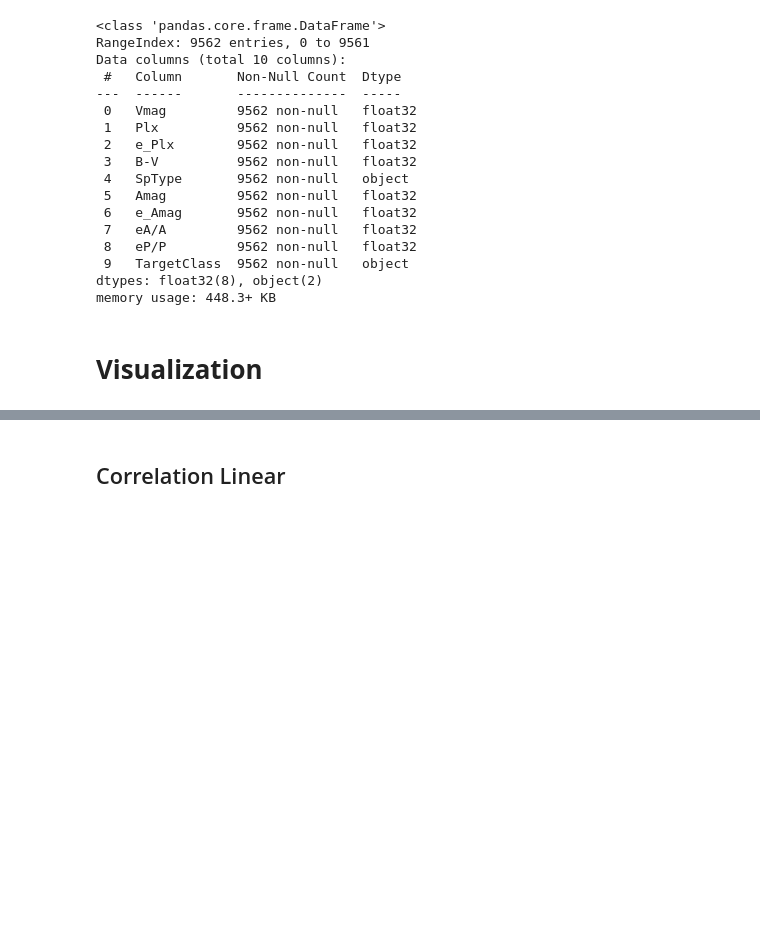
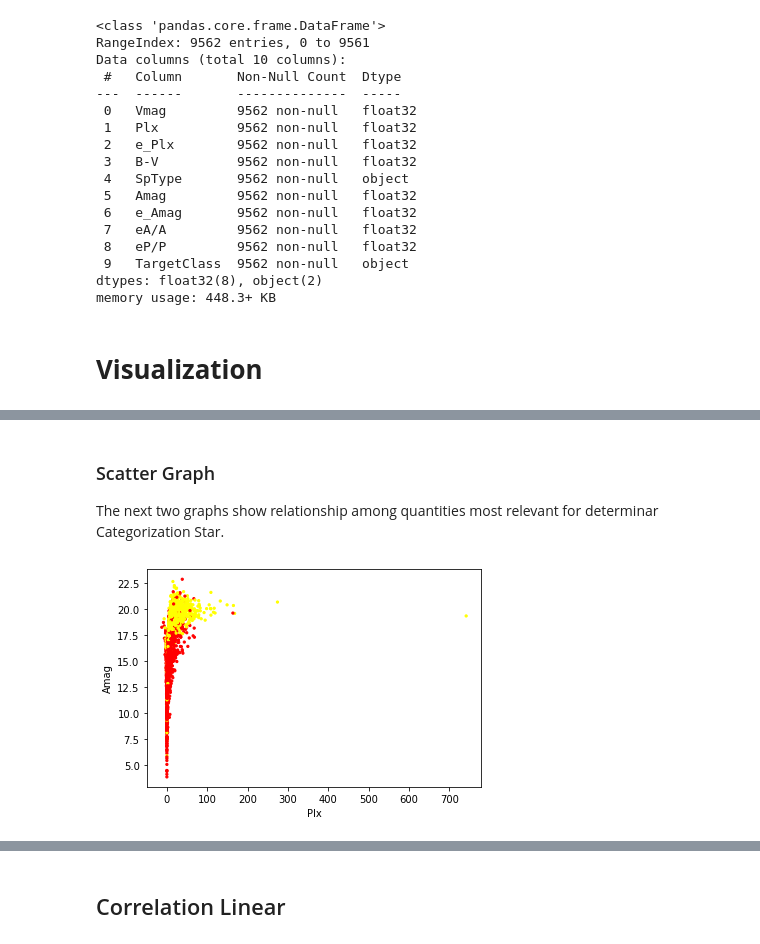
Before and after one commit to cristianBMJ/ClassificationStar, a Jupyter notebook: classification-star.ipynb, the cells around one changed output, grey strips where cells are left out. Cells and saved outputs as stored; diff of their text form; code cells hidden in the pictures; blank space fills up the shorter version.

```diff
--- a/classification-star.ipynb
+++ b/classification-star.ipynb
@@ -329,2 +300,15 @@ memory usage: 522.9+ KB
+# %% [markdown]
+### Scatter Graph
+
+The next  two graphs show relationship among quantities most relevant for determinar Categorization Star.
+# %%
+#sns.set()
+colors = {1:'red', 0:'yellow'}
+dataStar.plot.scatter( x="Plx" ,y="Amag" ,  c=dataStar['TargetClass'].map(colors) ,s=5); # problem with TargetClass
+#plt.xlabel("Plx")
+#plt.figure()
+#plt.show()
+# %% [output]
+[figure, added]
 # %%
 %matplotlib inline
```
Also changed, not shown: parts of 48 cells of this notebook.
